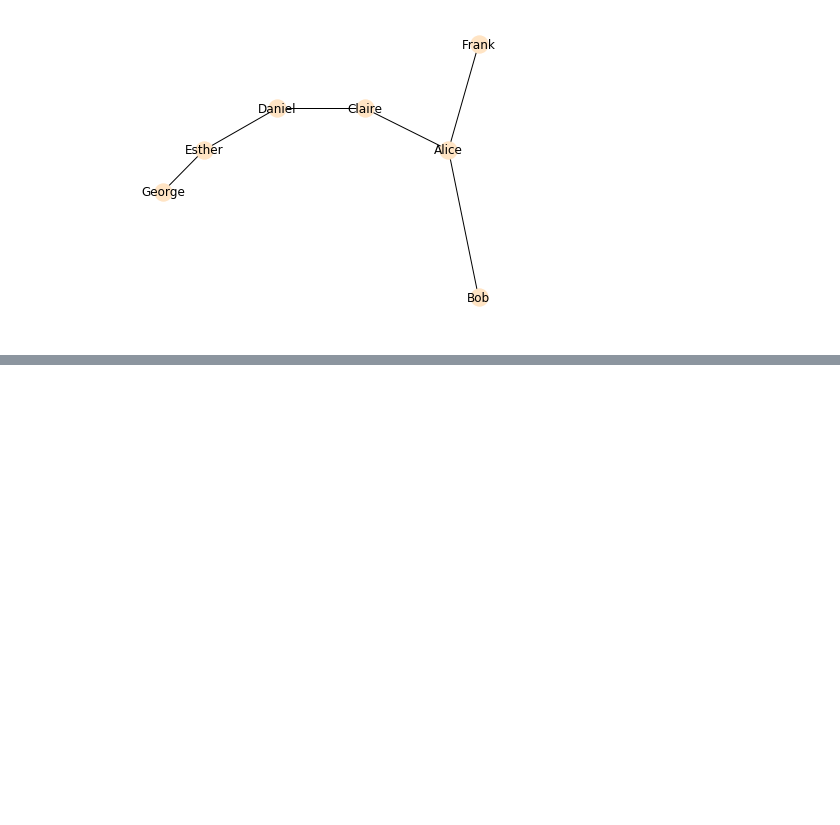
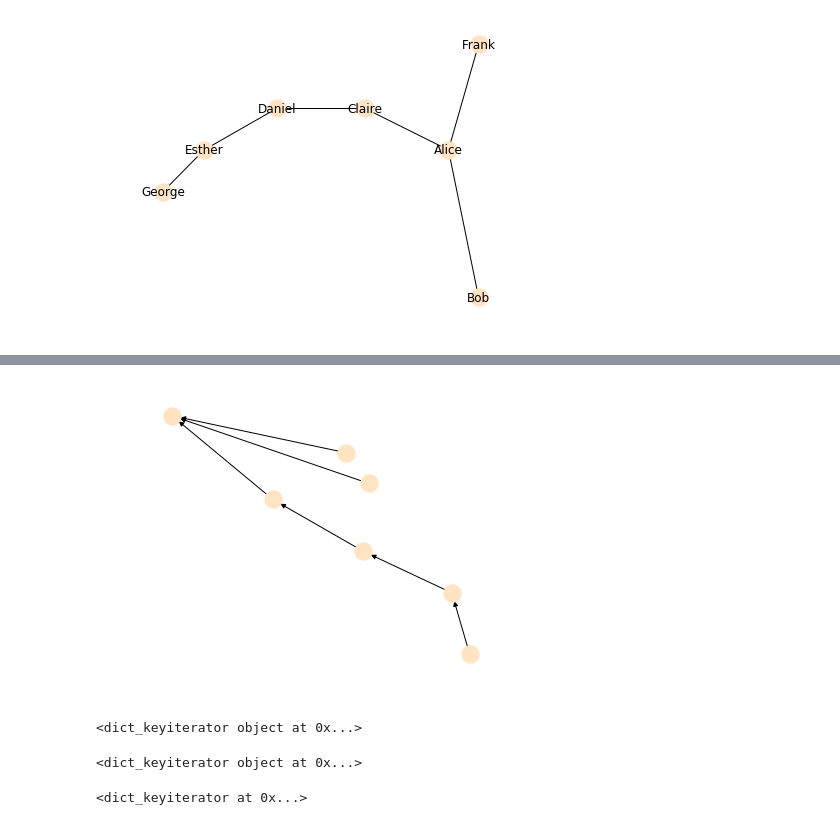
Before and after one commit to samy280497/datawrangling, a Jupyter notebook: Python data wrangling complete notebook.ipynb, the cells around one changed output, grey strips where cells are left out. Drawn from its saved outputs; the diff is of its cells as text; code cells hidden in the pictures; blank space fills up the shorter version.

```diff
--- a/Python data wrangling complete notebook.ipynb
+++ b/Python data wrangling complete notebook.ipynb
@@ -2049,0 +2108,16 @@ nx.draw_spectral(G,labels=labeldict,node_color='bisque',with_labels=True)
+# %%
+nx.draw_spring(DG,node_color = 'bisque',with_label=True)
+# %% [output]
+[figure, added]
+# %%
+print(DG.successors(3))
+# %% [output]
+<dict_keyiterator object at 0x...>
+# %%
+print(DG.neighbors(4))
+# %% [output]
+<dict_keyiterator object at 0x...>
+# %%
+G.neighbors(4)
+# %% [output]
+<dict_keyiterator at 0x...>
```
Also changed, not shown: parts of 23 cells of this notebook, 2 other files.
